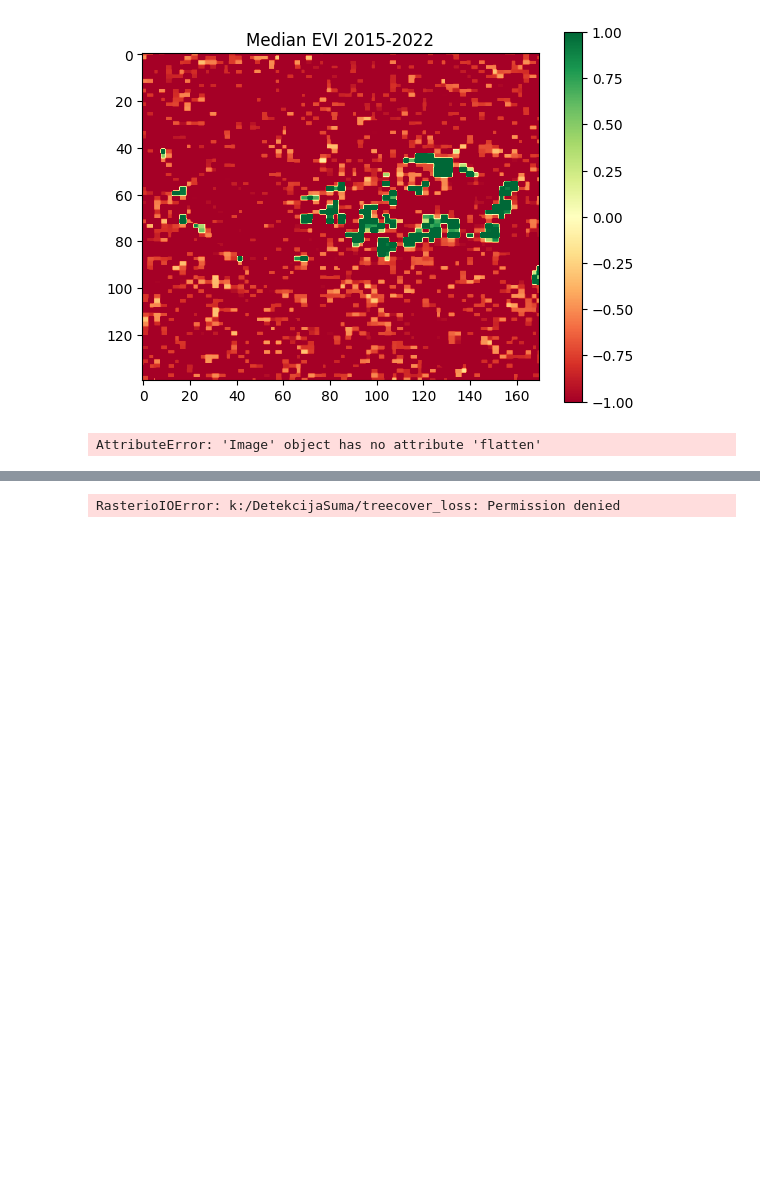
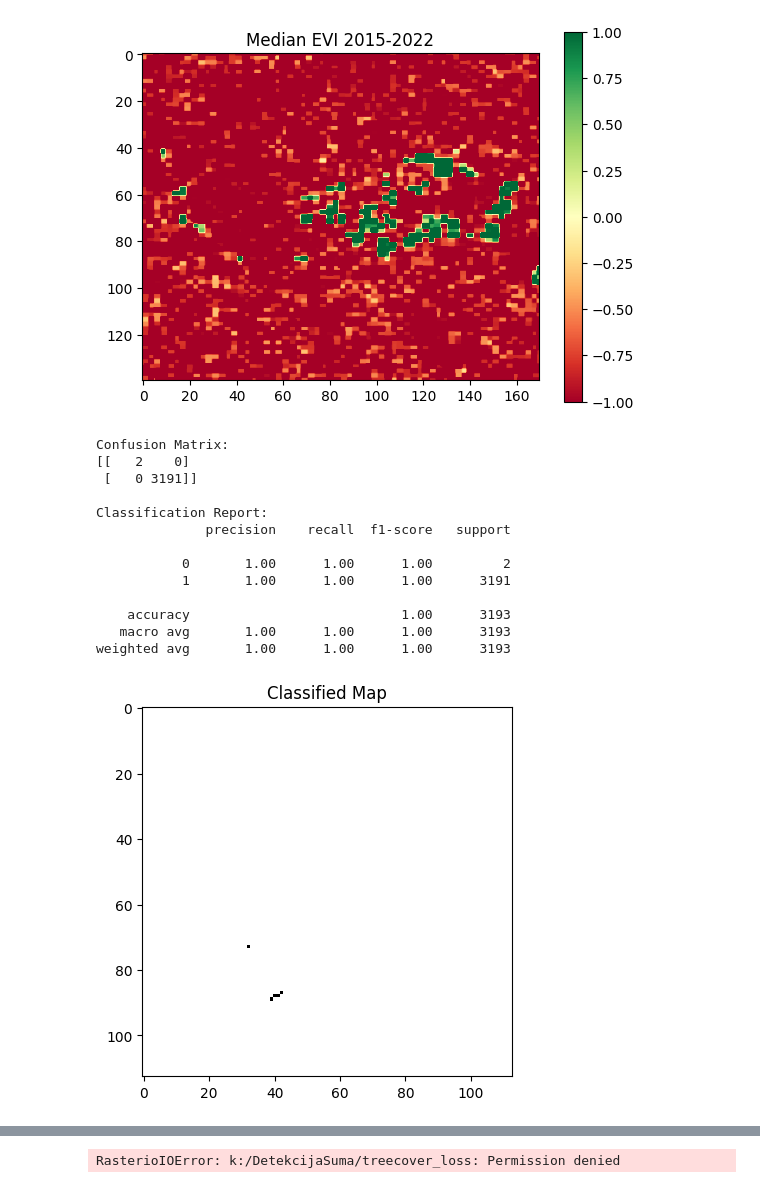
Before and after one commit to vukasinovic21/DetekcijaSuma, a Jupyter notebook: projekat.ipynb, the cells around one changed output, grey strips where cells are left out. Cells and saved outputs as stored; diff of their text form; code cells hidden in the pictures; blank space fills up the shorter version.

```diff
--- a/projekat.ipynb
+++ b/projekat.ipynb
@@ -28,10 +28,10 @@ aoi = ee.Geometry.Polygon([
 # Definišemo drugo područje interesa (AOI) - Stavio da bude pokrcena suma u Amazonu - train
 aoi2 = ee.Geometry.Polygon([
     [
-        [-60.225, -3.535],  # Ugao 1 (Jugo Zapadna granica)
-        [-60.220, -3.535],  # Ugao 2 (Jugo Istočna granica)
+        [-60.230, -3.540],  # Ugao 1 (Jugo Zapadna granica)
+        [-60.220, -3.540],  # Ugao 2 (Jugo Istočna granica)
         [-60.220, -3.530],  # Ugao 3 (Severo Istočna granica)
-        [-60.225, -3.530]   # Ugao 4 (Severo Zapadna granica)
+        [-60.230, -3.530]   # Ugao 4 (Severo Zapadna granica)
     ]
 ])
 
@@ -69,8 +69,7 @@ for dataset in datasets[1:]:
 
 dataset_test = ee.ImageCollection('COPERNICUS/S2_HARMONIZED').filterDate('2015-01-01', '2022-12-31').filterBounds(aoi).map(calculate_ndvi_evi)
 
-# Preuzimanje slike
-images = combined_dataset.toList(combined_dataset.size())
+images = combined_dataset.median()
 
 image = ee.Image(dataset_test.first())
 
@@ -184,16 +204,25 @@ with rasterio.open(export_path1) as src:
     evi_data_test = src.read(1)  # Citamo prvi band
     profile = src.profile
 
-# Ucitavamo exportovanu NDVI train sliku
+# Ucitavamo exportovanu NDVI train1 sliku
 with rasterio.open(export_path2) as src:
-    ndvi_data = src.read(1)  # Citamo prvi band
+    ndvi_data1 = src.read(1)  # Citamo prvi band
     profile = src.profile
 
-# Ucitavamo exportovanu EVI train sliku
+# Ucitavamo exportovanu EVI train1 sliku
 with rasterio.open(export_path3) as src:
-    evi_data = src.read(1)  # Citamo prvi band
+    evi_data1 = src.read(1)  # Citamo prvi band
     profile = src.profile
 
+# Ucitavamo exportovanu NDVI train2 sliku
+with rasterio.open(export_path4) as src:
+    ndvi_data2 = src.read(1)  # Citamo prvi band
+    profile = src.profile
+
+# Ucitavamo exportovanu EVI train2 sliku
+with rasterio.open(export_path5) as src:
+    evi_data2 = src.read(1)  # Citamo prvi band
+    profile = src.profile
 
 # Prikaz NDVI slike
 plt.imshow(ndvi_data_test, cmap='RdYlGn', vmin=-1, vmax=1)
@@ -256,10 +288,17 @@ from sklearn.model_selection import train_test_split
 from sklearn.metrics import classification_report, confusion_matrix
 from sklearn.preprocessing import MinMaxScaler
 
+
+ndvi_image = images.select("NDVI")
+evi_image = images.select("EVI")
+
+ndvi_data = np.median([ndvi_data1, ndvi_data2], axis=0)
+evi_data = np.median([evi_data1, evi_data2], axis=0)
+
 # Priprema feature-a za trening
 X = np.vstack([
-    median_ndvi.flatten(),
-    median_evi.flatten()
+    ndvi_data.flatten(), #median_ndvi
+    evi_data.flatten() #median_evi
 ]).T  # Kombinovanje NDVI i EVI u feature
 
 # Gde je ndvi manji od 0.2 racunacemo da je pokrceno(deforestation) a ostali ce da upadnu u posumljeno
@@ -269,32 +308,45 @@ labels = np.where((ndvi_data < 0.3) & (evi_data < 0.3), 1, 0)
 # Poravnati NDVI podatke za treniranje ako je potrebno
 y = labels.flatten()  # Labels (0 for no deforestation, 1 for deforestation)
 
 scaler = MinMaxScaler(feature_range=(0, 1))
 X_scaled = scaler.fit_transform(X)
 
 # Deljenje podataka na train i test skupove u odnosu 75/25
 X_train, X_test, y_train, y_test = train_test_split(X_scaled, y, test_size=0.25, random_state=42)
 
 # Inicijalizacija RandomForestClassifier sa 100 jedinica
 rf_classifier = RandomForestClassifier(n_estimators=100, random_state=42)
 
 # Treniranje modela
 rf_classifier.fit(X_train, y_train)
 
 # Prediktovanje
 y_pred = rf_classifier.predict(X_test)
 
 # Evaluacija modela
 print("Confusion Matrix:")
 print(confusion_matrix(y_test, y_pred))
 
 print("\nClassification Report:")
 print(classification_report(y_test, y_pred))
 
 # Vizualizacija klasifikovane mape
-classified_map = rf_classifier.predict(X).reshape(ndvi_data.shape)
+classified_map = rf_classifier.predict(X_scaled).reshape(ndvi_data.shape)
 plt.imshow(classified_map, cmap='gray')
 plt.title('Classified Map')
 plt.show()
 # %% [output]
-AttributeError: 'Image' object has no attribute 'flatten'
+Confusion Matrix:
+[[   2    0]
+ [   0 3191]]
+
+Classification Report:
+              precision    recall  f1-score   support
+
+           0       1.00      1.00      1.00         2
+           1       1.00      1.00      1.00      3191
+
+    accuracy                           1.00      3193
+   macro avg       1.00      1.00      1.00      3193
+weighted avg       1.00      1.00      1.00      3193
+[figure, added]
```
Also changed, not shown: parts of 6 cells of this notebook, 6 other files.
